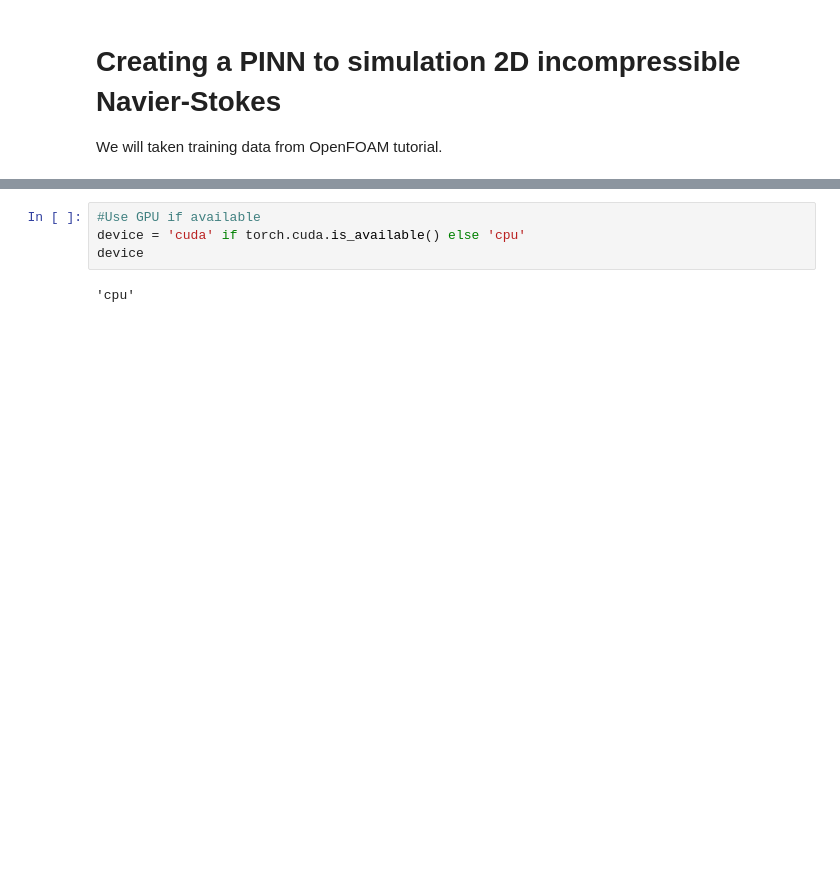
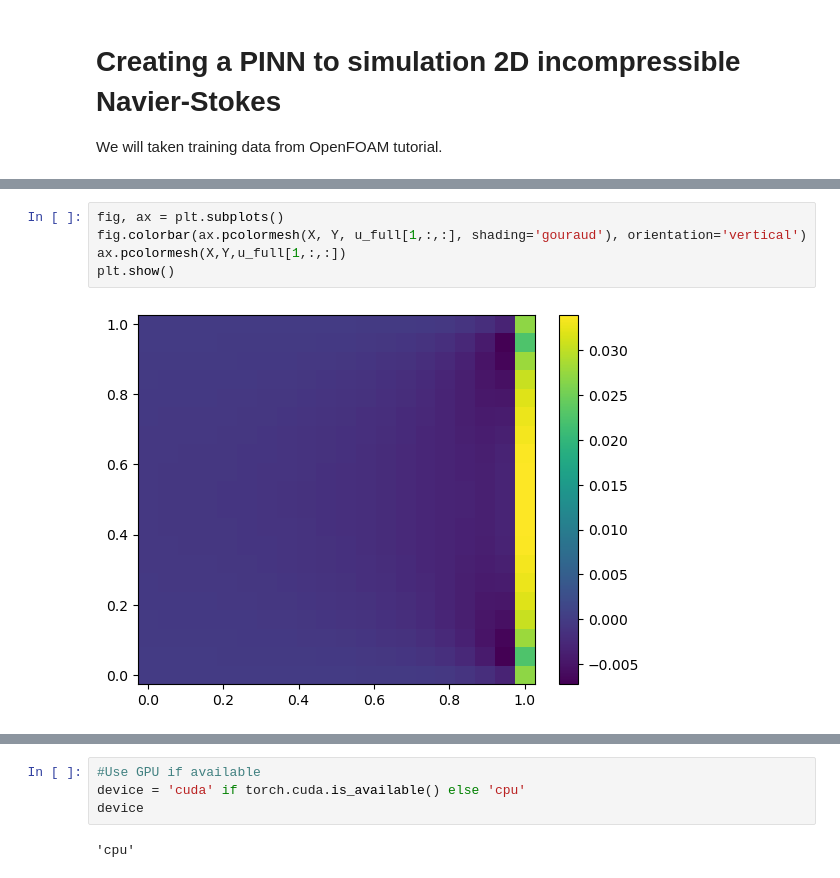
Before and after one commit to harrymchugh/pinns, a Jupyter notebook: src/2d-ns/2d-ns-pinn.ipynb, the cells around one changed output, grey strips where cells are left out. Cells and saved outputs as stored; diff of their text form; blank space fills up the shorter version.

```diff
--- a/src/2d-ns/2d-ns-pinn.ipynb
+++ b/src/2d-ns/2d-ns-pinn.ipynb
@@ -74,0 +87,7 @@ Write interval: 1 ofoam_num_outputs: 1001.0
+# %%
+fig, ax = plt.subplots()
+fig.colorbar(ax.pcolormesh(X, Y, u_full[1,:,:], shading='gouraud'), orientation='vertical')
+ax.pcolormesh(X,Y,u_full[1,:,:])
+plt.show()
+# %% [output]
+[figure, added]
```
Also changed, not shown: parts of 25 cells of this notebook.
